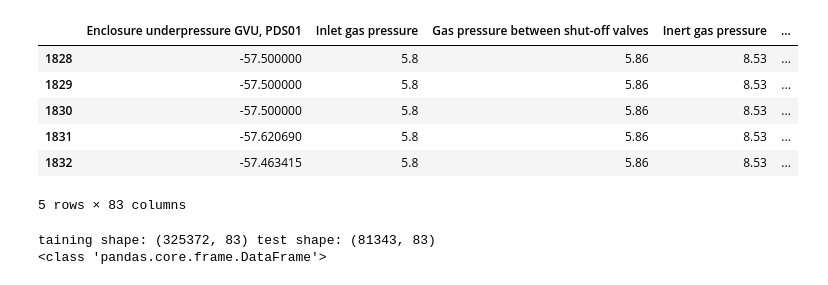
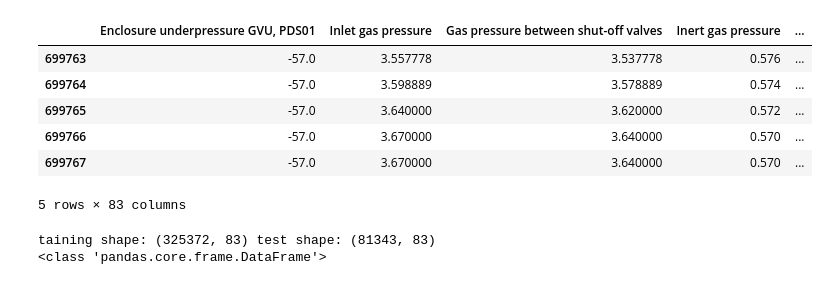
Before and after one commit to seadevcon/environmental-hackers, a Jupyter notebook: Modelling.ipynb, the cells around one changed output. Saved outputs shown, nothing was run; the diff lists cells and outputs as text; code cells hidden in the pictures.

```diff
--- a/Modelling.ipynb
+++ b/Modelling.ipynb
@@ -14,22 +14,3 @@ from sklearn.metrics import roc_curve
 # %%
 # get the data:
 ship1_seadevcon = pd.read_pickle("ship1_seadevcon")
-# %%
-# Switch last two features:
-Load = ship1_seadevcon["Load"]
-FuelTypeAnalog = ship1_seadevcon["FuelTypeAnalog"]
-
-ship1_seadevcon["FuelTypeAnalog"] = Load
-ship1_seadevcon["Load"] = FuelTypeAnalog
-
-ship1_seadevcon = ship1_seadevcon.rename(columns={'FuelTypeAnalog': 'Load', 'Load': 'FuelTypeAnalog'})
-
-ship1_seadevcon.head()
-# %% [output]
-|  | Enclosure underpressure GVU, PDS01 | Inlet gas pressure | Gas pressure between shut-off valves | Inert gas pressure | ... |
-| 1828 | -57.500000 | 5.8 | 5.86 | 8.53 | ... |
-| 1829 | -57.500000 | 5.8 | 5.86 | 8.53 | ... |
-| 1830 | -57.500000 | 5.8 | 5.86 | 8.53 | ... |
-| 1831 | -57.620690 | 5.8 | 5.86 | 8.53 | ... |
-| 1832 | -57.463415 | 5.8 | 5.86 | 8.53 | ... |
-5 rows × 83 columns
@@ -36,3 +28,15 @@ ship1_seadevcon.head()
+# %%
+# Switch last two features of Seadevcon (so the Objectiv is in the last col):
+ship1_seadevcon = exchange_cols(ship1_seadevcon, "Load", "FuelTypeAnalog")
+ship1_seadevcon.tail()
+# %% [output]
+|  | Enclosure underpressure GVU, PDS01 | Inlet gas pressure | Gas pressure between shut-off valves | Inert gas pressure | ... |
+| 699763 | -57.0 | 3.557778 | 3.537778 | 0.576 | ... |
+| 699764 | -57.0 | 3.598889 | 3.578889 | 0.574 | ... |
+| 699765 | -57.0 | 3.640000 | 3.620000 | 0.572 | ... |
+| 699766 | -57.0 | 3.670000 | 3.640000 | 0.570 | ... |
+| 699767 | -57.0 | 3.670000 | 3.640000 | 0.570 | ... |
+5 rows × 83 columns
 # %%
 ''' Split data into training and test set '''
 
```
Also changed, not shown: parts of 9 cells of this notebook, 2 other files.
